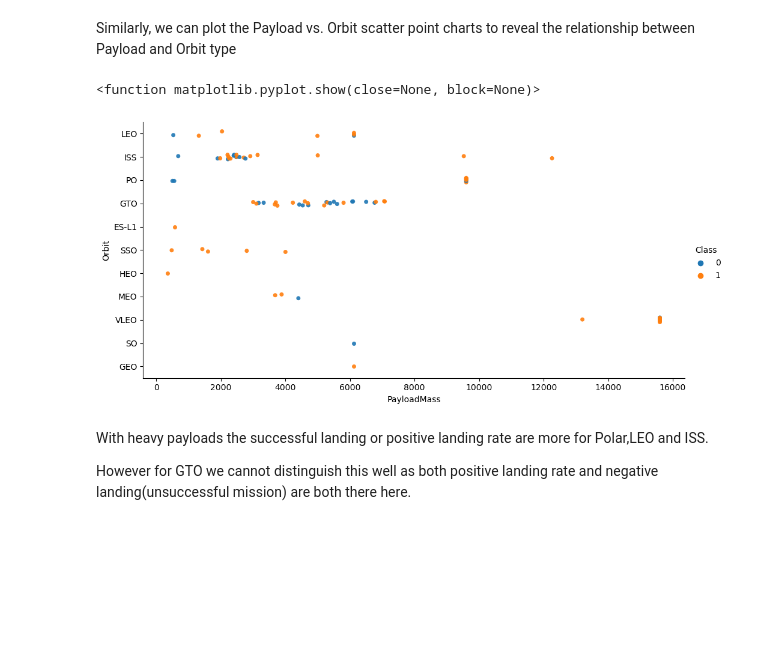
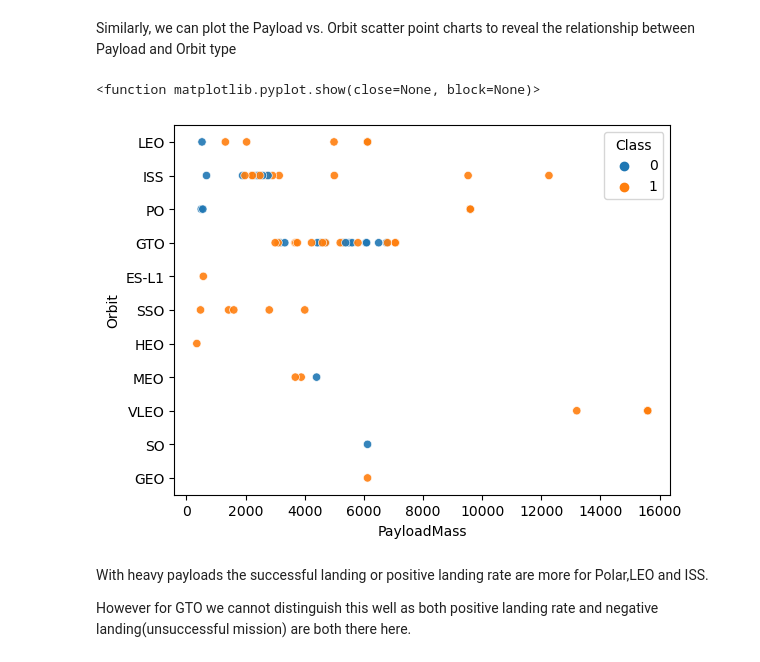
Before and after one commit to hunty-97/IBM-Capstone-Project, a Jupyter notebook: jupyter-labs-eda-dataviz.ipynb, the cells around one changed output. Saved outputs shown, nothing was run; the diff lists cells and outputs as text; code cells hidden in the pictures; blank space fills up the shorter version.

```diff
--- a/jupyter-labs-eda-dataviz.ipynb
+++ b/jupyter-labs-eda-dataviz.ipynb
@@ -145,11 +145,11 @@ You should see that in the LEO orbit the Success appears related to the number o
 Similarly, we can plot the Payload vs. Orbit scatter point charts to reveal the relationship between Payload and Orbit type
 # %%
 # Plot a scatter point chart with x axis to be Payload and y axis to be the Orbit, and hue to be the class value
-sns.catplot(x='PayloadMass',y='Orbit',data=df, hue='Class',aspect=2,alpha=0.9)
+sns.scatterplot(x='PayloadMass',y='Orbit',data=df, hue='Class',alpha=0.9)
 plt.show
 # %% [output]
 <function matplotlib.pyplot.show(close=None, block=None)>
-[figure, old version]
+[figure, new version]
 # %% [markdown]
 With heavy payloads the successful landing or positive landing rate are more for Polar,LEO and ISS.
 
```
Also changed, not shown: parts of 2 cells of this notebook, 1 other file.
